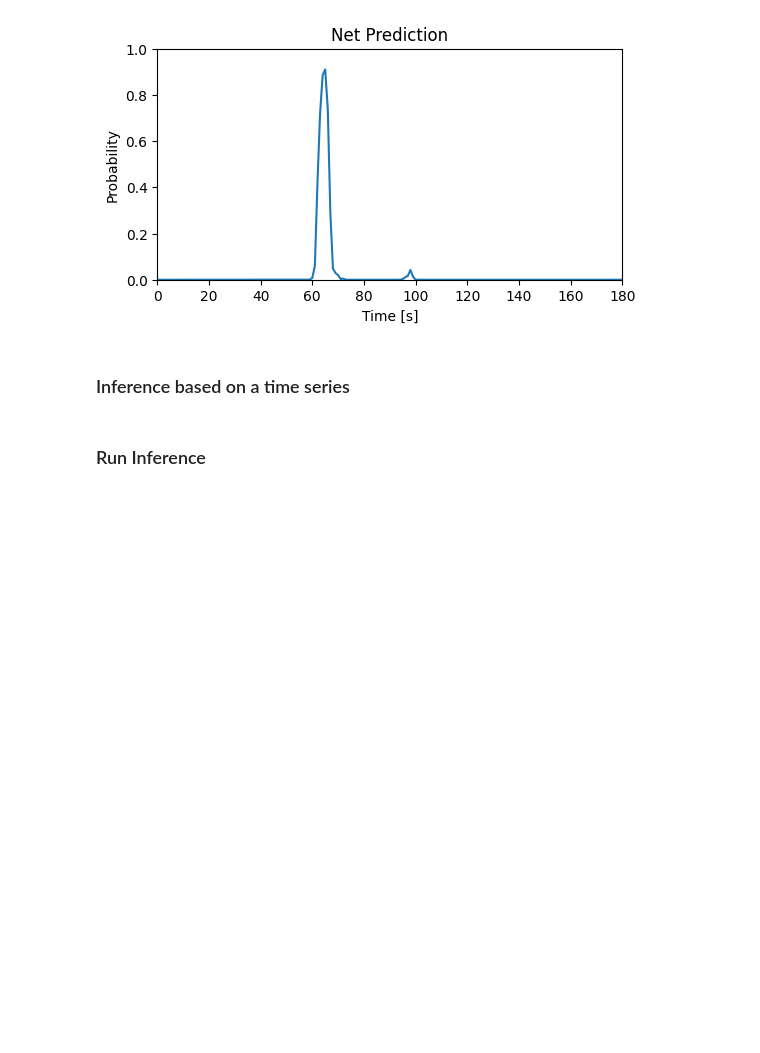
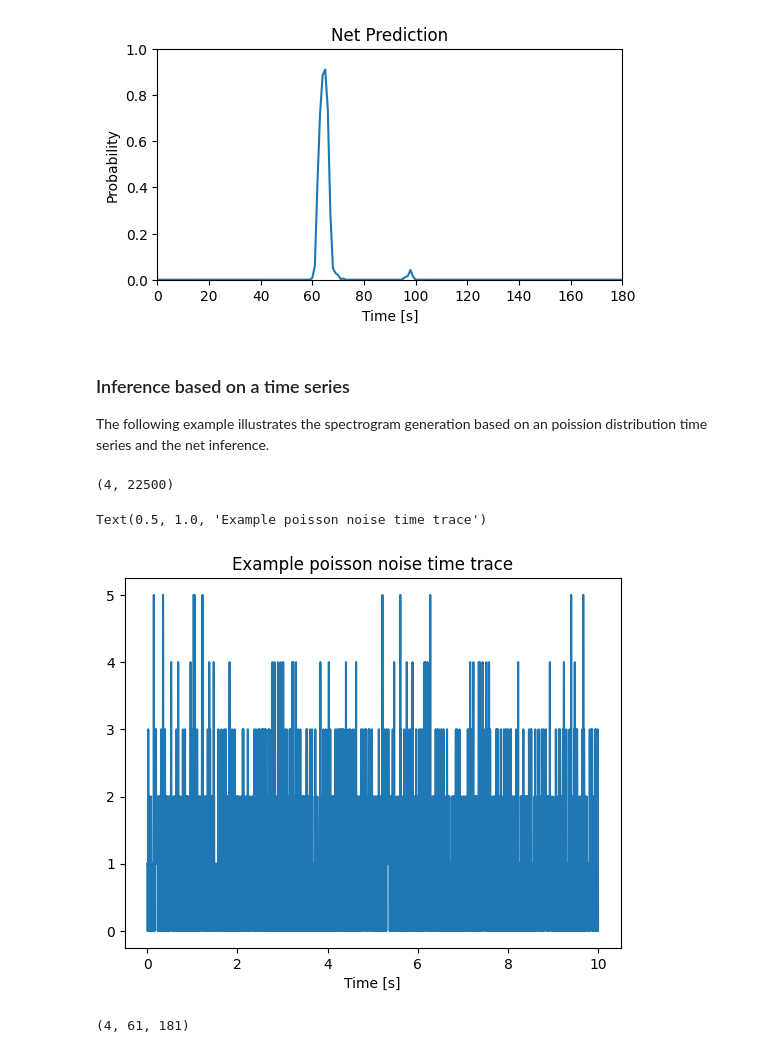
Before and after one commit to Brain-Modulation-Lab/Paper_iESPnet, a Jupyter notebook: example_inference.ipynb, the cells around one changed output. Saved outputs shown, nothing was run; the diff lists cells and outputs as text; code cells hidden in the pictures; blank space fills up the shorter version.

Commit message:
add example inference based on npy and simulated time series

```diff
--- a/example_inference.ipynb
+++ b/example_inference.ipynb
@@ -95,6 +95,29 @@ plt.ylim(0, 1)
 # %% [output]
 (0.0, 1.0)
 [figure]
-# %% [markdown]
-### Inference based on a time series
+# %% [markdown]
+### Inference based on a time series
+
+The following example illustrates the spectrogram generation based on an poission distribution time series and the net inference.
+# %%
+TIME_LENGTH = 90
+fs = 250
+
+time_series_example = np.array(
+    [
+        np.random.poisson(1, int(fs * TIME_LENGTH))
+        for _ in range(4)
+    ]
+)
+# %%
+time_series_example.shape
+# %% [output]
+(4, 22500)
+# %%
+plt.plot(np.arange(0, 10, 0.004), time_series_example[0, :2500])
+plt.xlabel("Time [s]")
+plt.title("Example poisson noise time trace")
+# %% [output]
+Text(0.5, 1.0, 'Example poisson noise time trace')
+[figure, added]
 # %%
@@ -137,5 +153,7 @@ spec = librosa.power_to_db(out_, top_db=top_db)
 # save up to 60 Hz
 idx_60 = np.where(freqs<= 60)[0][-1]
 spec = spec[:, :idx_60,:]
-# %% [markdown]
-### Run Inference
+# %%
+spec.shape
+# %% [output]
+(4, 61, 181)
```
Also changed, not shown: parts of 4 cells of this notebook, 1 other file.
